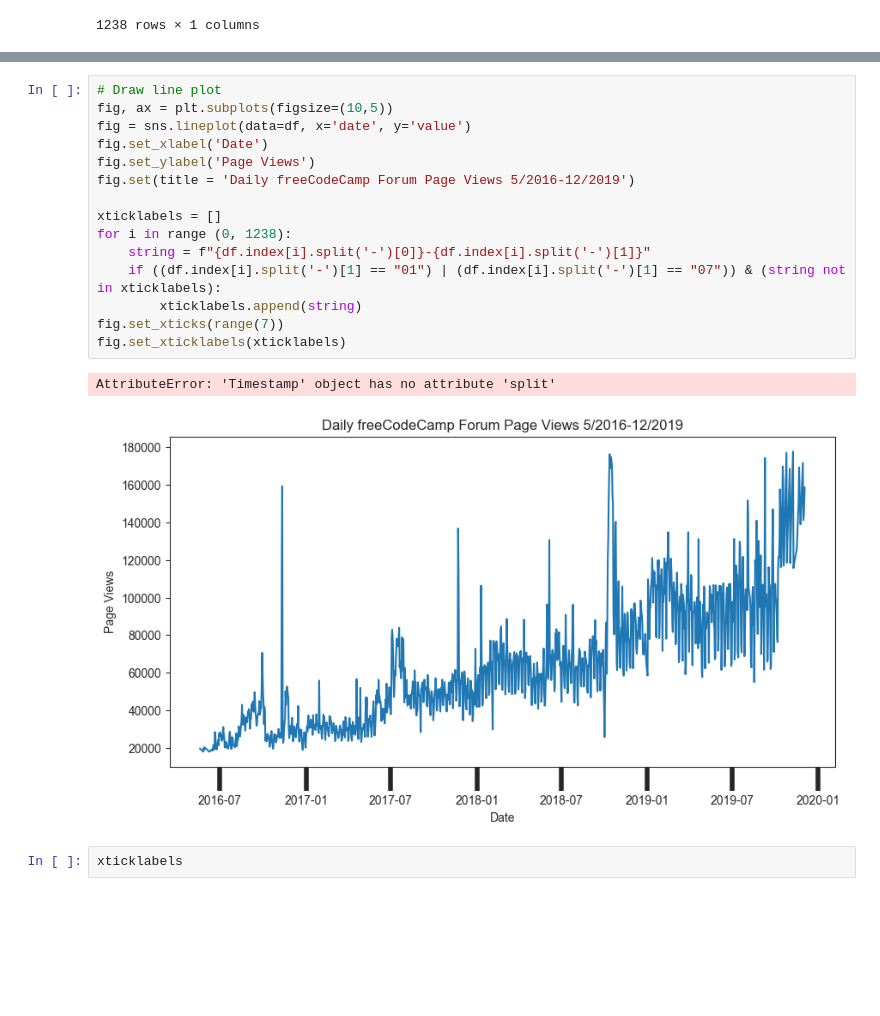
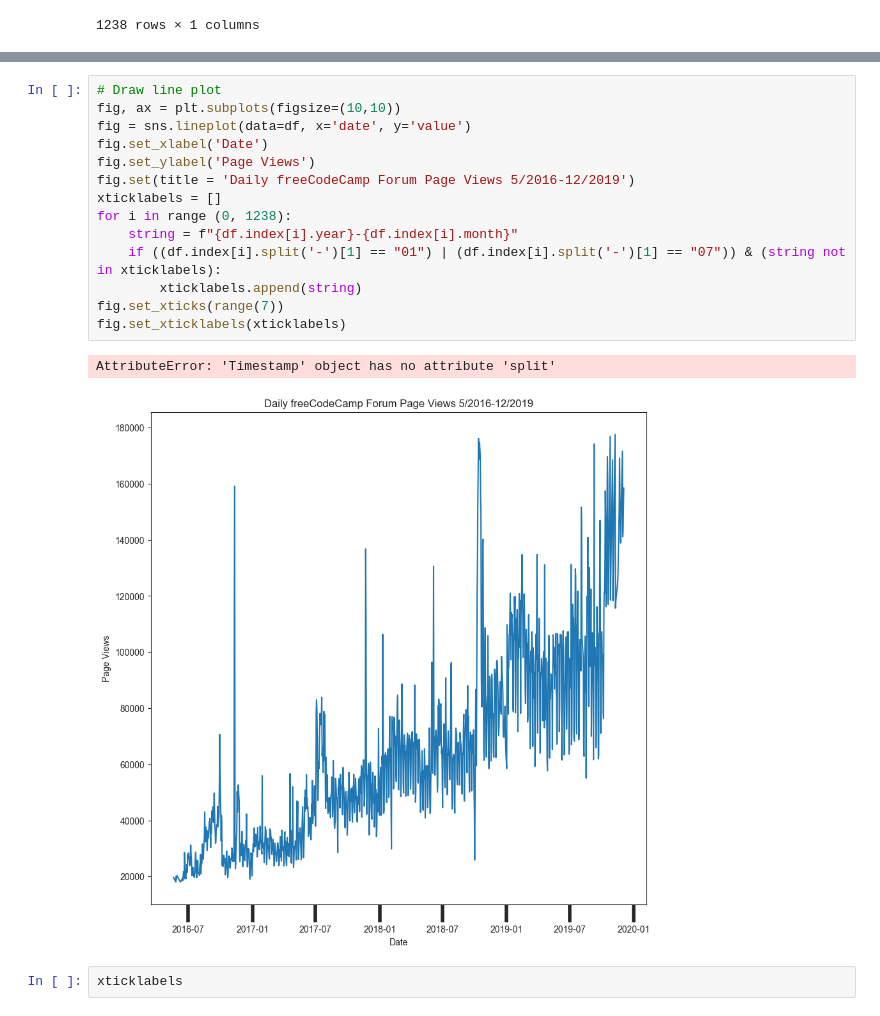
Before and after one commit to PeterAvgerinos/PyCerts, a Jupyter notebook: PyDataAn/projects/project4/Untitled.ipynb, the cells around one changed output, grey strips where cells are left out. Drawn from its saved outputs; the diff is of its cells as text; blank space fills up the shorter version.

```diff
--- a/PyDataAn/projects/project4/Untitled.ipynb
+++ b/PyDataAn/projects/project4/Untitled.ipynb
@@ -46,21 +62,20 @@ df
 # %%
 # Draw line plot
-fig, ax = plt.subplots(figsize=(10,5))
+fig, ax = plt.subplots(figsize=(10,10))
 fig = sns.lineplot(data=df, x='date', y='value')
 fig.set_xlabel('Date')
 fig.set_ylabel('Page Views')
 fig.set(title = 'Daily freeCodeCamp Forum Page Views 5/2016-12/2019')
-
 xticklabels = []
 for i in range (0, 1238):
-    string = f"{df.index[i].split('-')[0]}-{df.index[i].split('-')[1]}"
+    string = f"{df.index[i].year}-{df.index[i].month}"
     if ((df.index[i].split('-')[1] == "01") | (df.index[i].split('-')[1] == "07")) & (string not in xticklabels):
         xticklabels.append(string)
 fig.set_xticks(range(7))
 fig.set_xticklabels(xticklabels)
 # %% [output]
 AttributeError: 'Timestamp' object has no attribute 'split'
-[figure, old version]
+[figure, new version]
 # %%
 xticklabels
 # %% [output]
```
Also changed, not shown: parts of 1 cell of this notebook.
